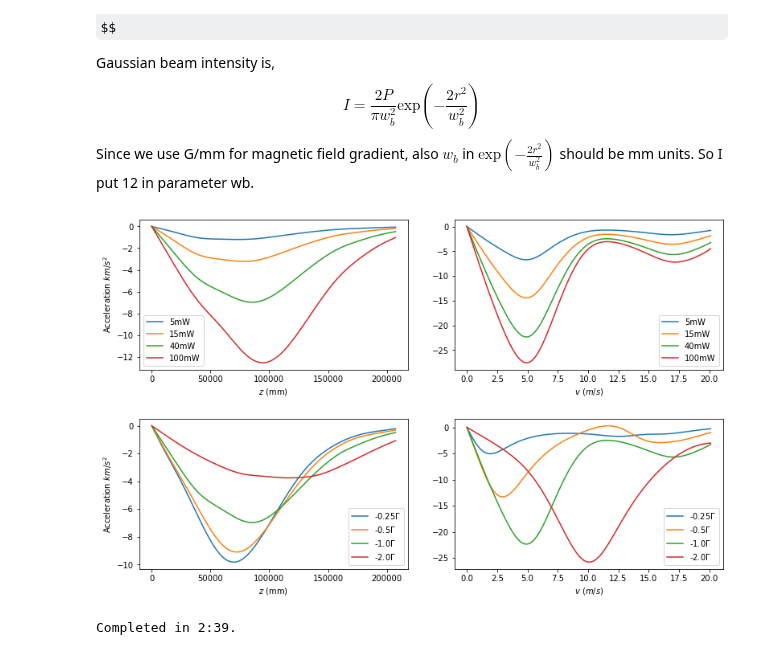
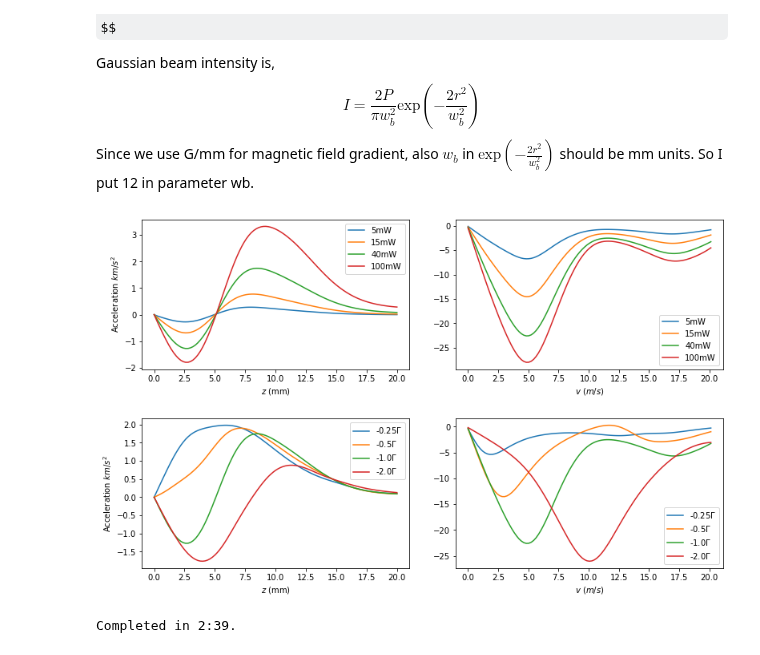
Before and after one commit to DongkyuLim/MgF-simulation, a Jupyter notebook: CaF rebuild (1).ipynb, the cells around one changed output. Drawn from its saved outputs; the diff is of its cells as text; code cells hidden in the pictures; some formulas as TeX source.

```diff
--- a/CaF rebuild (1).ipynb
+++ b/CaF rebuild (1).ipynb
@@ -5,6 +5,7 @@ import scipy.constants as cts
 import pylcp
 # %%
 Gamma = 8.3 # MHz, Decay rate
+wavelength = 606e-9
 k = 1/606*1e9*2*np.pi #x_0 with meter
 x0 = 1/k
 t0 = 1/(2*np.pi*Gamma*1e6)
@@ -15,27 +16,24 @@ m0=  cts.hbar*t0/x0**2
 mass = 59*cts.value('atomic mass constant')/m0 # m_0
 
 
+Gamma = 8.3 # MHz
+
 H0_X, Bq_X, U_X, Xbasis = pylcp.hamiltonians.XFmolecules.Xstate(
-    N=1, Lambda=0, B=0, b=109.1893/Gamma, c=40.1190/Gamma,
-    cc=2.876e-2/Gamma, gamma=39.65891/Gamma,
+    N=1, I=1/2, B=0, gamma=39.65891/Gamma,
+    b=109.1893/Gamma, c=40.1190/Gamma, CI=2.876e-2/Gamma, q0=0, q2=0,
+    gS=2.0023193043622, gI=0.,
     muB=cts.value('Bohr magneton in Hz/T')/1e6*1e-4/Gamma, return_basis=True
     )
-
-# b : SI coupling(isotropic), c : Iz Sz coupling(anisotropic), cc : I N coupling, gamma : S N coupling
-
 E_X = np.unique(np.diag(H0_X))
 
 H0_A, Bq_A, Abasis = pylcp.hamiltonians.XFmolecules.Astate(
-    P=+1, Ahfs=2.4/Gamma, q=0, p=0, gJ=-0.021,
+    J=1/2, I=1/2, P=+1, a=(3/2*4.8)/Gamma, glprime=-3*.0211,
     muB=cts.value('Bohr magneton in Hz/T')/1e6*1e-4/Gamma, return_basis=True
     )
-
-# gJ : Lande g-factor, p : parity(e parity)
-
 E_A = np.unique(np.diag(H0_A))
 
 dijq = pylcp.hamiltonians.XFmolecules.dipoleXandAstates(
-    Xbasis, Abasis, I1=1/2, S=1/2, UX=U_X
+    Xbasis, Abasis, I=1/2, S=1/2, UX=U_X
     )
 
 hamiltonian = pylcp.hamiltonian(H0_X, H0_A, Bq_X, Bq_A, dijq,mass = mass)
@@ -97,45 +95,45 @@ v = np.linspace(0., 4., 101)
 fig, ax = plt.subplots(2, 2, figsize=(13, 8), num="Forces in CaF MOT")
 for ii, intensity in enumerate(intensities):
     laserBeams = six_beam_CaF_MOT(intensity, dets[2])
-    trap = pylcp.rateeq(laserBeams, magField, hamiltonian, include_mag_forces=False)
+    trap = pylcp.rateeq(laserBeams, magField, hamiltonian)
     trap.generate_force_profile(
         [np.zeros(z.shape), np.zeros(z.shape), z],
-        [np.zeros(z.shape), np.zeros(z.shape), np.zeros(z.shape)],
+        [np.zeros(z.shape), np.zeros(z.shape), 1e-9*np.ones(z.shape)],
         name='Fz')
     trap.generate_force_profile(
         [np.zeros(v.shape), np.zeros(v.shape), 1e-9*np.ones(v.shape)],
         [np.zeros(v.shape), np.zeros(v.shape), v],
         name='Fv')
-    ax[0, 0].plot(z, trap.profile['Fz'].F[2]/mass*a0*1e-3, color='C{0:d}'.format(ii),label = f'{int(1000*P[ii])}mW')
+    ax[0, 0].plot(z*x0*1000, trap.profile['Fz'].F[2]/mass*a0*1e-3, color='C{0:d}'.format(ii),label = f'{int(1000*P[ii])}mW')
     ax[0, 1].plot(v*v0, trap.profile['Fv'].F[2]/mass*a0*1e-3, color='C{0:d}'.format(ii),label = f'{int(1000*P[ii])}mW')
 
 for ii, det_i in enumerate(dets):
     laserBeams = six_beam_CaF_MOT(intensities[2], det_i)
     trap = pylcp.rateeq(laserBeams, magField, hamiltonian, include_mag_forces=False)
     trap.generate_force_profile(
         [np.zeros(z.shape), np.zeros(z.shape), z],
         [np.zeros(z.shape), np.zeros(z.shape), np.zeros(z.shape)],
         name='Fz')
     trap.generate_force_profile(
         [np.zeros(v.shape), np.zeros(v.shape), 1e-9*np.ones(v.shape)],
         [np.zeros(v.shape), np.zeros(v.shape), v],
         name='Fv')
-    ax[1, 0].plot(z,trap.profile['Fz'].F[2]/mass*a0*1e-3, color='C{0:d}'.format(ii),label = f'{det_i}$\Gamma$')
+    ax[1, 0].plot(z*x0*1000,trap.profile['Fz'].F[2]/mass*a0*1e-3, color='C{0:d}'.format(ii),label = f'{det_i}$\Gamma$')
     ax[1, 1].plot(v*v0,trap.profile['Fv'].F[2]/mass*a0*1e-3, color='C{0:d}'.format(ii),label = f'{det_i}$\Gamma$')
 
 ax[0, 0].set_ylabel('Acceleration $km/s^2$')
 ax[1, 0].set_ylabel('Acceleration $km/s^2$')
 
 for ax_i in ax[:, 0]:
     ax_i.set_xlabel('$z$ (mm)')
     ax_i.legend()
 for ax_i in ax[:, 1]:
     ax_i.set_xlabel('$v\ (m/s)$')
     ax_i.legend()
 fig.subplots_adjust(hspace=0.33, wspace=0.175)
 # fig.savefig('tarbutt.png')
 # %% [output]
-[figure, old version]
+[figure, new version]
 # %%
 delta0 = dets[2]
 int0 = intensities[2]
```
